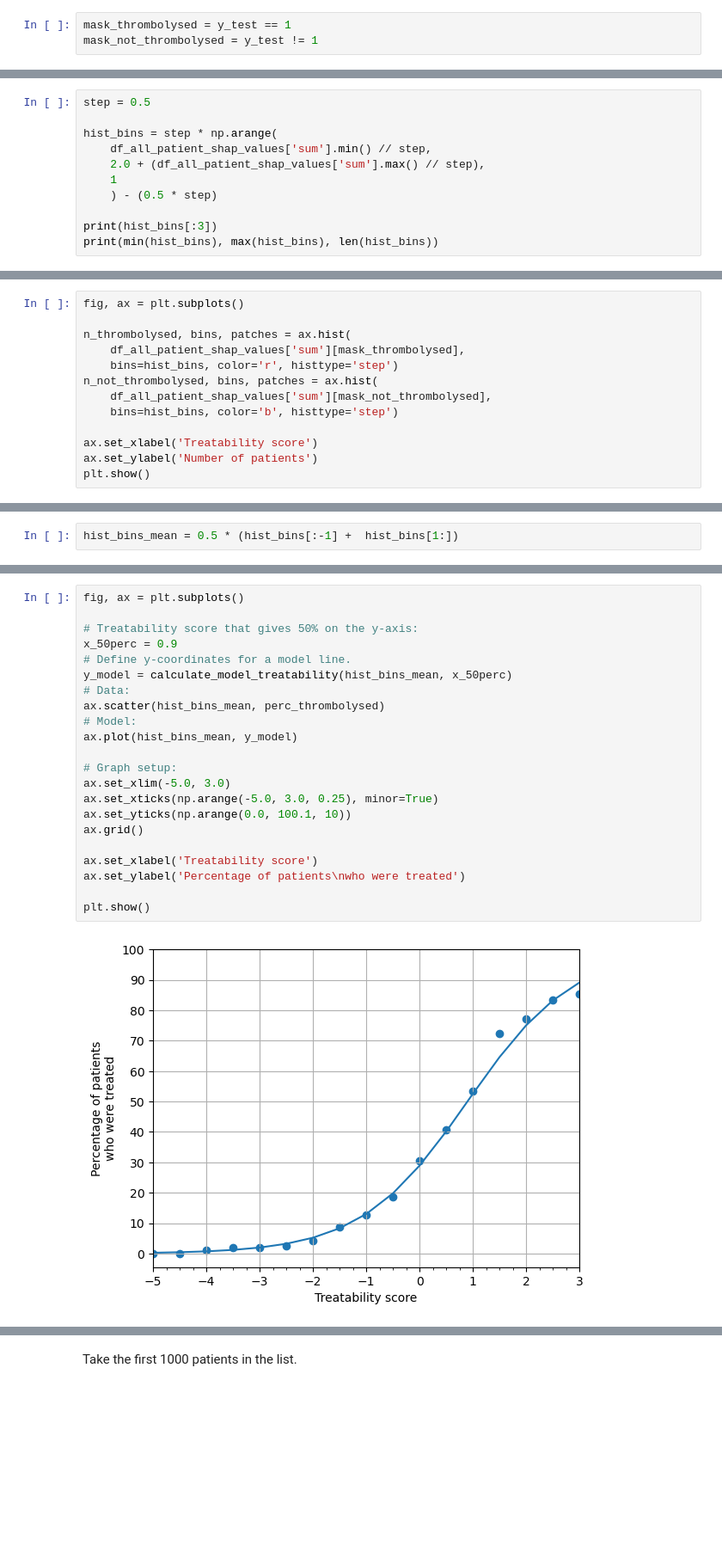
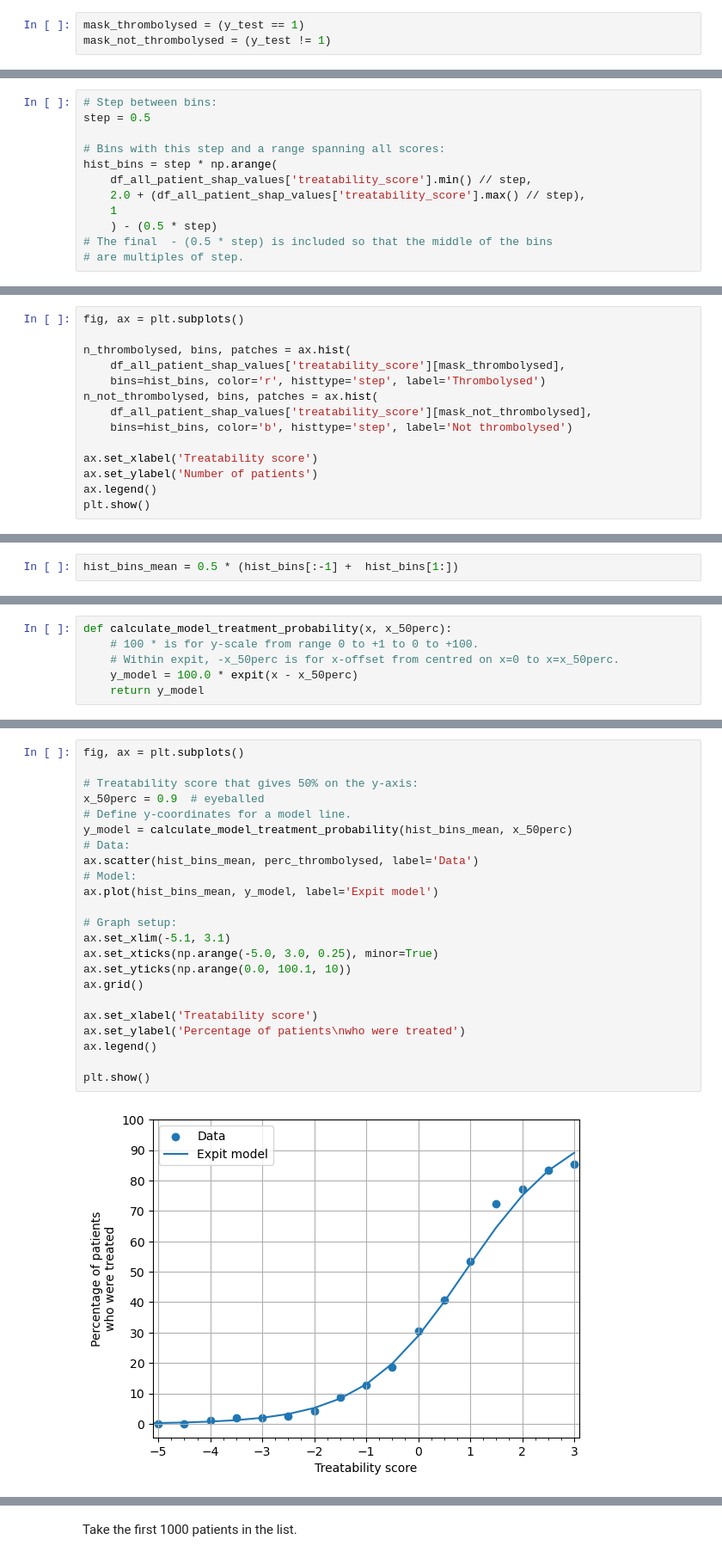
Before and after one commit to stroke-modelling/stroke-utilities, a Jupyter notebook: docs/04_treatability_score.ipynb, the cells around one changed output, grey strips where cells are left out. Shown at 86% size. Saved outputs shown, nothing was run; the diff lists cells and outputs as text; blank space fills up the shorter version.

```diff
--- a/docs/04_treatability_score.ipynb
+++ b/docs/04_treatability_score.ipynb
@@ -567,3 +499,3 @@ df_all_patient_shap_values.T
 # %%
-mask_thrombolysed = y_test == 1
-mask_not_thrombolysed = y_test != 1
+mask_thrombolysed = (y_test == 1)
+mask_not_thrombolysed = (y_test != 1)
@@ -578,11 +504,12 @@ df_all_patient_shap_values['sum'].max()
 # %%
+# Step between bins:
 step = 0.5
 
+# Bins with this step and a range spanning all scores:
 hist_bins = step * np.arange(
-    df_all_patient_shap_values['sum'].min() // step,
-    2.0 + (df_all_patient_shap_values['sum'].max() // step),
+    df_all_patient_shap_values['treatability_score'].min() // step,
+    2.0 + (df_all_patient_shap_values['treatability_score'].max() // step),
     1
     ) - (0.5 * step)
-
-print(hist_bins[:3])
-print(min(hist_bins), max(hist_bins), len(hist_bins))
+# The final  - (0.5 * step) is included so that the middle of the bins
+# are multiples of step.
@@ -593,13 +530,14 @@ print(min(hist_bins), max(hist_bins), len(hist_bins))
 fig, ax = plt.subplots()
 
 n_thrombolysed, bins, patches = ax.hist(
-    df_all_patient_shap_values['sum'][mask_thrombolysed],
-    bins=hist_bins, color='r', histtype='step')
+    df_all_patient_shap_values['treatability_score'][mask_thrombolysed],
+    bins=hist_bins, color='r', histtype='step', label='Thrombolysed')
 n_not_thrombolysed, bins, patches = ax.hist(
-    df_all_patient_shap_values['sum'][mask_not_thrombolysed],
-    bins=hist_bins, color='b', histtype='step')
+    df_all_patient_shap_values['treatability_score'][mask_not_thrombolysed],
+    bins=hist_bins, color='b', histtype='step', label='Not thrombolysed')
 
 ax.set_xlabel('Treatability score')
 ax.set_ylabel('Number of patients')
+ax.legend()
 plt.show()
 # %% [output]
@@ -618,0 +565,6 @@ def calculate_model_treatability(x, x_50perc):
+# %%
+def calculate_model_treatment_probability(x, x_50perc):
+    # 100 * is for y-scale from range 0 to +1 to 0 to +100.
+    # Within expit, -x_50perc is for x-offset from centred on x=0 to x=x_50perc.
+    y_model = 100.0 * expit(x - x_50perc)
+    return y_model
@@ -619,24 +573,25 @@ def calculate_model_treatability(x, x_50perc):
 # %%
 fig, ax = plt.subplots()
 
 # Treatability score that gives 50% on the y-axis:
-x_50perc = 0.9
+x_50perc = 0.9  # eyeballed
 # Define y-coordinates for a model line.
-y_model = calculate_model_treatability(hist_bins_mean, x_50perc)
+y_model = calculate_model_treatment_probability(hist_bins_mean, x_50perc)
 # Data:
-ax.scatter(hist_bins_mean, perc_thrombolysed)
+ax.scatter(hist_bins_mean, perc_thrombolysed, label='Data')
 # Model:
-ax.plot(hist_bins_mean, y_model)
+ax.plot(hist_bins_mean, y_model, label='Expit model')
 
 # Graph setup:
-ax.set_xlim(-5.0, 3.0)
+ax.set_xlim(-5.1, 3.1)
 ax.set_xticks(np.arange(-5.0, 3.0, 0.25), minor=True)
 ax.set_yticks(np.arange(0.0, 100.1, 10))
 ax.grid()
 
 ax.set_xlabel('Treatability score')
 ax.set_ylabel('Percentage of patients\nwho were treated')
+ax.legend()
 
 plt.show()
 # %% [output]
-[figure, old version]
+[figure, new version]
```
Also changed, not shown: parts of 76 cells of this notebook.
